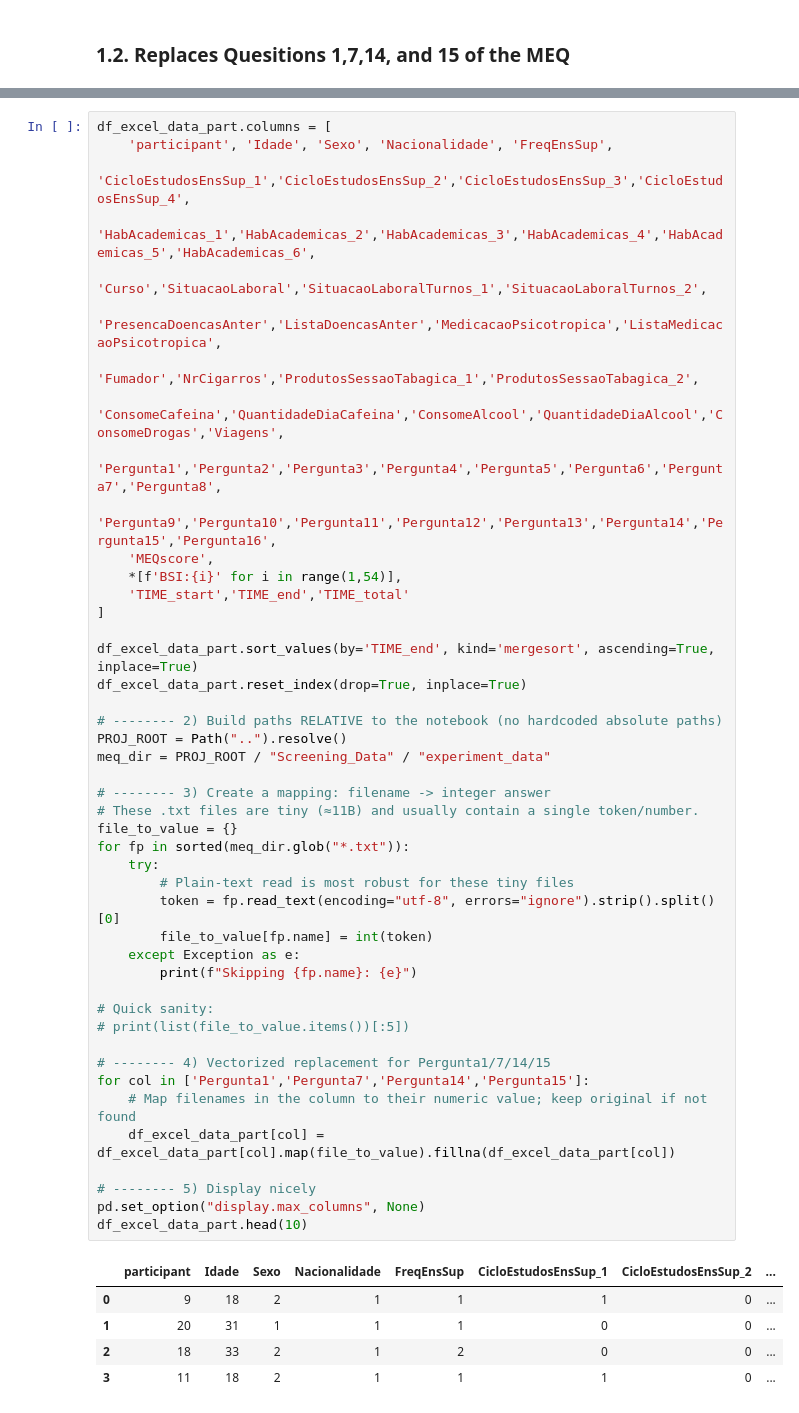
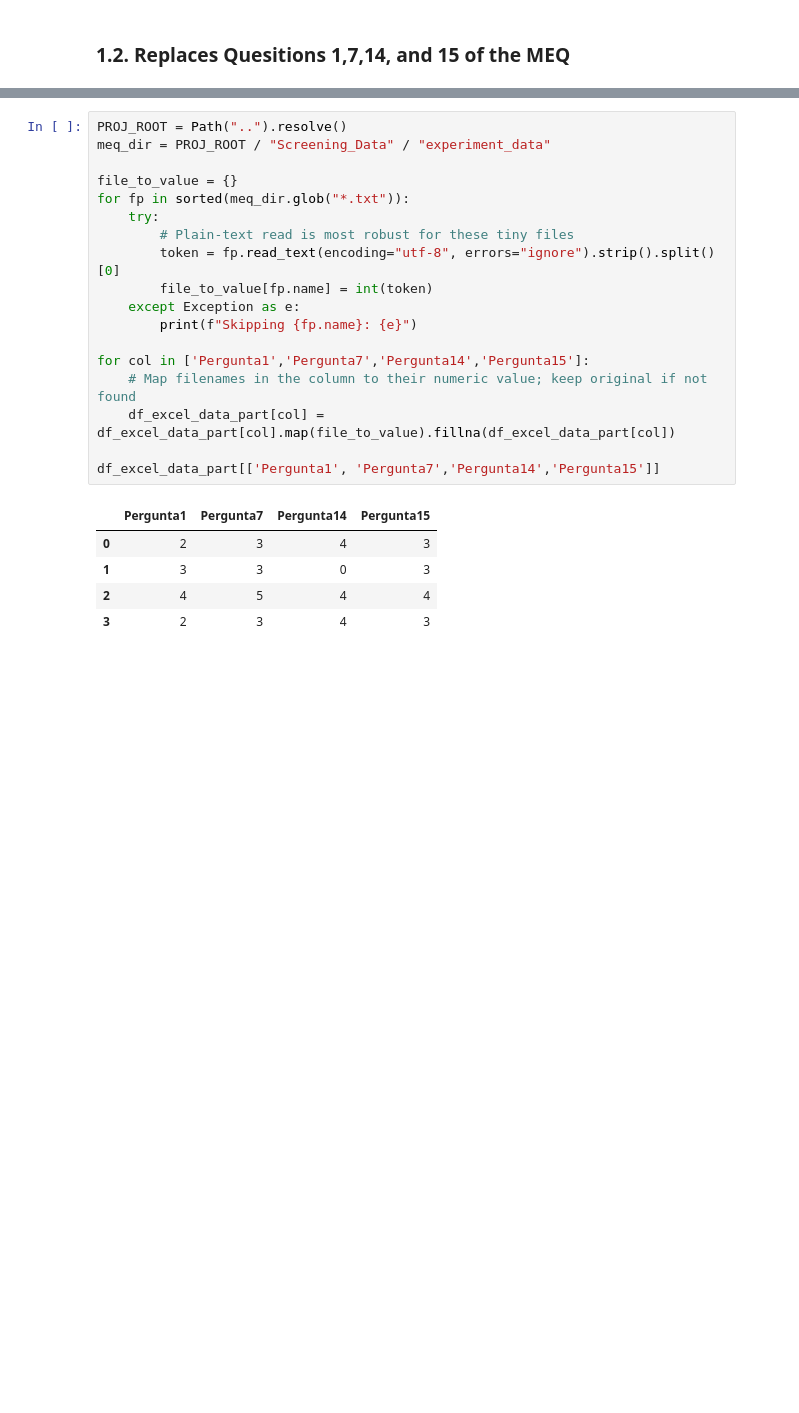
Before and after one commit to FabioATMonteiro92/DataCleaning-Processing, a Jupyter notebook: notebook/01_data_pipeline.ipynb, the cells around one changed output, grey strips where cells are left out. Saved outputs shown, nothing was run; the diff lists cells and outputs as text; blank space fills up the shorter version.

```diff
--- a/notebook/01_data_pipeline.ipynb
+++ b/notebook/01_data_pipeline.ipynb
@@ -41,51 +66,24 @@ df_excel_data_part
 # %%
-df_excel_data_part.columns = [
-    'participant', 'Idade', 'Sexo', 'Nacionalidade', 'FreqEnsSup',
-    'CicloEstudosEnsSup_1','CicloEstudosEnsSup_2','CicloEstudosEnsSup_3','CicloEstudosEnsSup_4',
-    'HabAcademicas_1','HabAcademicas_2','HabAcademicas_3','HabAcademicas_4','HabAcademicas_5','HabAcademicas_6',
-    'Curso','SituacaoLaboral','SituacaoLaboralTurnos_1','SituacaoLaboralTurnos_2',
-    'PresencaDoencasAnter','ListaDoencasAnter','MedicacaoPsicotropica','ListaMedicacaoPsicotropica',
-    'Fumador','NrCigarros','ProdutosSessaoTabagica_1','ProdutosSessaoTabagica_2',
-    'ConsomeCafeina','QuantidadeDiaCafeina','ConsomeAlcool','QuantidadeDiaAlcool','ConsomeDrogas','Viagens',
-    'Pergunta1','Pergunta2','Pergunta3','Pergunta4','Pergunta5','Pergunta6','Pergunta7','Pergunta8',
-    'Pergunta9','Pergunta10','Pergunta11','Pergunta12','Pergunta13','Pergunta14','Pergunta15','Pergunta16',
-    'MEQscore',
-    *[f'BSI:{i}' for i in range(1,54)],
-    'TIME_start','TIME_end','TIME_total'
-]
-
-df_excel_data_part.sort_values(by='TIME_end', kind='mergesort', ascending=True, inplace=True)
-df_excel_data_part.reset_index(drop=True, inplace=True)
-
-# -------- 2) Build paths RELATIVE to the notebook (no hardcoded absolute paths)
 PROJ_ROOT = Path("..").resolve()
 meq_dir = PROJ_ROOT / "Screening_Data" / "experiment_data"
 
-# -------- 3) Create a mapping: filename -> integer answer
-# These .txt files are tiny (≈11B) and usually contain a single token/number.
 file_to_value = {}
 for fp in sorted(meq_dir.glob("*.txt")):
     try:
         # Plain-text read is most robust for these tiny files
         token = fp.read_text(encoding="utf-8", errors="ignore").strip().split()[0]
         file_to_value[fp.name] = int(token)
     except Exception as e:
         print(f"Skipping {fp.name}: {e}")
 
-# Quick sanity:
-# print(list(file_to_value.items())[:5])
-
-# -------- 4) Vectorized replacement for Pergunta1/7/14/15
 for col in ['Pergunta1','Pergunta7','Pergunta14','Pergunta15']:
     # Map filenames in the column to their numeric value; keep original if not found
     df_excel_data_part[col] = df_excel_data_part[col].map(file_to_value).fillna(df_excel_data_part[col])
 
-# -------- 5) Display nicely
-pd.set_option("display.max_columns", None)
-df_excel_data_part.head(10)
+df_excel_data_part[['Pergunta1', 'Pergunta7','Pergunta14','Pergunta15']]
 # %% [output]
-|  | participant | Idade | Sexo | Nacionalidade | FreqEnsSup | CicloEstudosEnsSup_1 | CicloEstudosEnsSup_2 | ... |
-| 0 | 9 | 18 | 2 | 1 | 1 | 1 | 0 | ... |
-| 1 | 20 | 31 | 1 | 1 | 1 | 0 | 0 | ... |
-| 2 | 18 | 33 | 2 | 1 | 2 | 0 | 0 | ... |
-| 3 | 11 | 18 | 2 | 1 | 1 | 1 | 0 | ... |
+|  | Pergunta1 | Pergunta7 | Pergunta14 | Pergunta15 |
+| 0 | 2 | 3 | 4 | 3 |
+| 1 | 3 | 3 | 0 | 3 |
+| 2 | 4 | 5 | 4 | 4 |
+| 3 | 2 | 3 | 4 | 3 |
```
Also changed, not shown: parts of 9 cells of this notebook.
